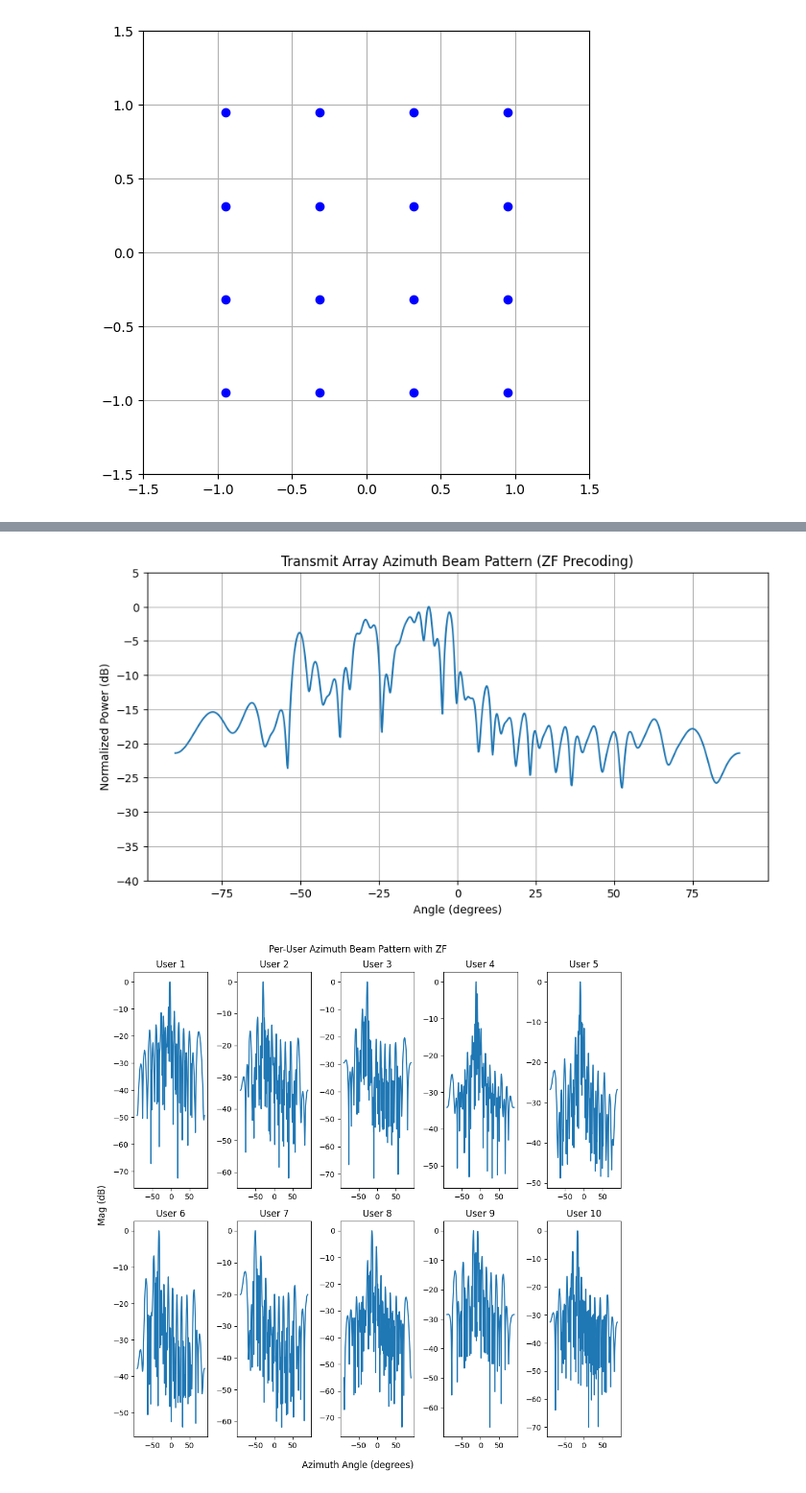
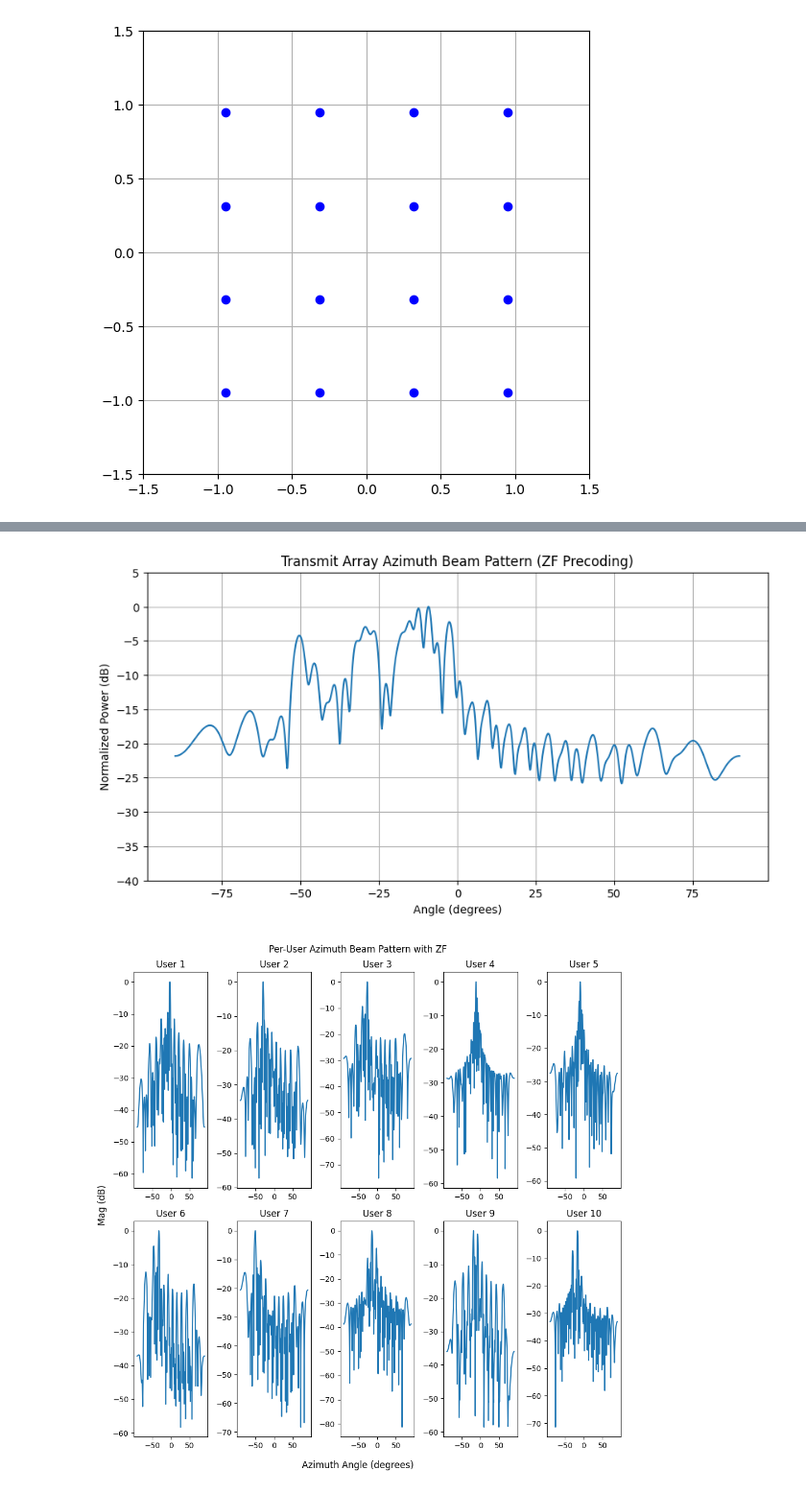
Before and after one commit to ear0/ECE575FP, a Jupyter notebook: mu_mimo.ipynb, the cells around one changed output, grey strips where cells are left out. Shown at 96% size. Cells and saved outputs as stored; diff of their text form; code cells hidden in the pictures.

```diff
--- a/mu_mimo.ipynb
+++ b/mu_mimo.ipynb
@@ -17,16 +17,18 @@ N_COLS_RX = 1
 PI = np.pi
 # TX_LOC = [41,4,19]
 TX_LOC = [41,8,49]
-RX0_LOC = [-291,60, 3]
-RX1_LOC = [50,56, 3]
-RX2_LOC = [-25,56, 3]
-RX3_LOC = [-200,0, 3]
-RX4_LOC = [-245,-52, 3]
-RX5_LOC = [62,-52, 3]
-RX6_LOC = [0,-10, 3]
-RX7_LOC = [-134,97, 3]
-RX8_LOC = [183,-131, 3]
-RX9_LOC = [-1, 123, 3]
+UE_Z = 1.83
+# TX_LOC = [180,200,75]
+RX0_LOC = [-291,60, UE_Z]
+RX1_LOC = [50,56, UE_Z]
+RX2_LOC = [-25,56, UE_Z]
+RX3_LOC = [-200,0, UE_Z]
+RX4_LOC = [-245,-52, UE_Z]
+RX5_LOC = [62,-52, UE_Z]
+RX6_LOC = [0,-10, UE_Z]
+RX7_LOC = [-134,97, UE_Z]
+RX8_LOC = [183,-131, UE_Z]
+RX9_LOC = [-1, 123, UE_Z]
 
 rx_pos = [RX0_LOC, RX1_LOC, RX2_LOC, RX3_LOC, RX4_LOC, \
           RX5_LOC, RX6_LOC, RX7_LOC, RX8_LOC, RX9_LOC]
@@ -75,7 +77,7 @@ scene.rx_array = sionna.rt.PlanarArray(num_rows=N_ROWS_RX,
 
 tx = sionna.rt.Transmitter(name="tx",
                  position=TX_LOC,
-                 display_radius=2)
+                 display_radius=6)
 
 scene.add(tx)
 
@@ -83,7 +85,7 @@ for i in range(N_RX):
     scene.remove(f"rx-{i}")
     rx = sionna.rt.Receiver(name = f"rx-{i}",
                             position = rx_pos[i],
-                            display_radius =2)
+                            display_radius =6)
     scene.add(rx)
 
 # rx = sionna.rt.Receiver(name="rx",
@@ -98,7 +100,7 @@ p_solver  = sionna.rt.PathSolver()
 
 # Compute propagation paths
 paths = p_solver(scene=scene,
-                 max_depth=5,
+                 max_depth=8,
                  los=True,
                  specular_reflection=True,
                  diffuse_reflection=False,
@@ -330,46 +346,33 @@ plt.ylabel("Normalized Power (dB)")
 plt.ylim(-40, 5)
 plt.show()
 # %% [output]
-[figure, old version]
+[figure, new version]
 # %%
 W = H.conj().T @ np.linalg.inv(H @ H.conj().T) #unnormalized
 W = W / np.linalg.norm(W, axis=0, keepdims=True)
 
 # Compute beam pattern for each user stream
 beam_patterns = np.zeros((N_RX, len(theta_rad)))
 
 for k in range(N_RX):
     wk = W[:, k].reshape(-1, 1)
     for idx, theta in enumerate(theta_rad):
         a = steering_vector(theta, N_TX)
-        beam_patterns[k, idx] = np.abs(a.conj().T @ wk)**2
+        beam_patterns[k, idx] = (np.abs(a.conj().T @ wk)**2).item()
 
 # Normalize per user
 beam_patterns_db = 10 * np.log10(beam_patterns / np.max(beam_patterns, axis=1, keepdims=True))
-
-# Plot
-# plt.figure(figsize=(12, 6))
-# for k in range(N_RX):
-#     plt.plot(angles, beam_patterns_db[k], label=f'User {k+1}')
-
-# plt.title("Per-User Beam Patterns (ZF Precoding)")
-# plt.xlabel("Angle (degrees)")
-# plt.ylabel("Normalized Power (dB)")
-# plt.ylim(-40, 5)
-# plt.grid(True)
-# plt.legend()
-# plt.show()
 
 fig6, axs6 = plt.subplots(2,5, figsize = (10,10))
 axs6 = axs6.flatten()
 
 for i, ax in enumerate(axs6):
     ax.plot(angles, beam_patterns_db[i])
     ax.set_title(f"User {i + 1}")
 
 fig6.supxlabel("Azimuth Angle (degrees)")
 fig6.supylabel("Mag (dB)")
 fig6.suptitle("Per-User Azimuth Beam Pattern with ZF")
 plt.tight_layout()
 # %% [output]
-[figure, old version]
+[figure, new version]
```
Also changed, not shown: parts of 7 cells of this notebook, 3 other files.
